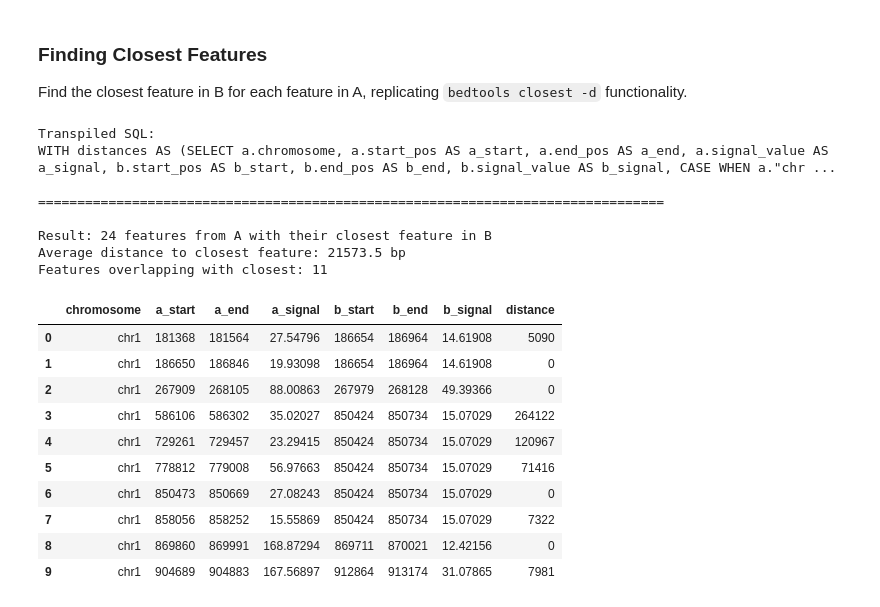
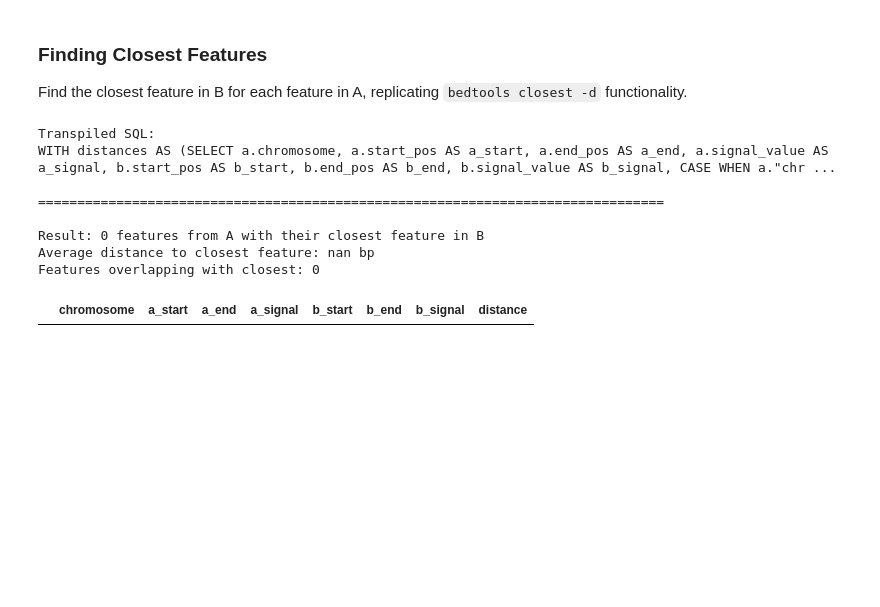
Before and after one commit to abdenlab/giql, a Jupyter notebook: demo.ipynb, the cells around one changed output. Drawn from its saved outputs; the diff is of its cells as text; code cells hidden in the pictures; blank space fills up the shorter version.

```diff
--- a/demo.ipynb
+++ b/demo.ipynb
@@ -686,6 +686,7 @@ giql_query = """
         WHERE a.chromosome = b.chromosome
             AND a.chromosome = 'chr1'
             AND a.start_pos < 1000000
+            AND distance < 0
     )
     SELECT
         chromosome,
@@ -694,43 +695,33 @@ giql_query = """
         a_signal,
         b_start,
         b_end,
         b_signal,
         distance
     FROM distances
     WHERE rank = 1
     ORDER BY chromosome, a_start
 """
 
 # Transpile to SQL
 sql = engine.transpile(giql_query)
 print("Transpiled SQL:")
 print(format_sql(sql))
 print("\n" + "="*80 + "\n")
 
 # Execute with DuckDB via GIQL engine
 cursor = engine.conn.execute(sql)
 result = cursor.df()  # Get result as pandas DataFrame
 print(f"Result: {len(result)} features from A with their closest feature in B")
 print(f"Average distance to closest feature: {result['distance'].mean():.1f} bp")
 print(f"Features overlapping with closest: {(result['distance'] == 0).sum()}")
 result.head(10)
 # %% [output]
 Transpiled SQL:
 WITH distances AS (SELECT a.chromosome, a.start_pos AS a_start, a.end_pos AS a_end, a.signal_value AS a_signal, b.start_pos AS b_start, b.end_pos AS b_end, b.signal_value AS b_signal, CASE WHEN a."chr ...
 
 ================================================================================
 
-Result: 24 features from A with their closest feature in B
-Average distance to closest feature: 21573.5 bp
-Features overlapping with closest: 11
+Result: 0 features from A with their closest feature in B
+Average distance to closest feature: nan bp
+Features overlapping with closest: 0
 |  | chromosome | a_start | a_end | a_signal | b_start | b_end | b_signal | distance |
-| 0 | chr1 | 181368 | 181564 | 27.54796 | 186654 | 186964 | 14.61908 | 5090 |
-| 1 | chr1 | 186650 | 186846 | 19.93098 | 186654 | 186964 | 14.61908 | 0 |
-| 2 | chr1 | 267909 | 268105 | 88.00863 | 267979 | 268128 | 49.39366 | 0 |
-| 3 | chr1 | 586106 | 586302 | 35.02027 | 850424 | 850734 | 15.07029 | 264122 |
-| 4 | chr1 | 729261 | 729457 | 23.29415 | 850424 | 850734 | 15.07029 | 120967 |
-| 5 | chr1 | 778812 | 779008 | 56.97663 | 850424 | 850734 | 15.07029 | 71416 |
-| 6 | chr1 | 850473 | 850669 | 27.08243 | 850424 | 850734 | 15.07029 | 0 |
-| 7 | chr1 | 858056 | 858252 | 15.55869 | 850424 | 850734 | 15.07029 | 7322 |
-| 8 | chr1 | 869860 | 869991 | 168.87294 | 869711 | 870021 | 12.42156 | 0 |
-| 9 | chr1 | 904689 | 904883 | 167.56897 | 912864 | 913174 | 31.07865 | 7981 |
```
Also changed, not shown: parts of 5 cells of this notebook, 2 other files.
